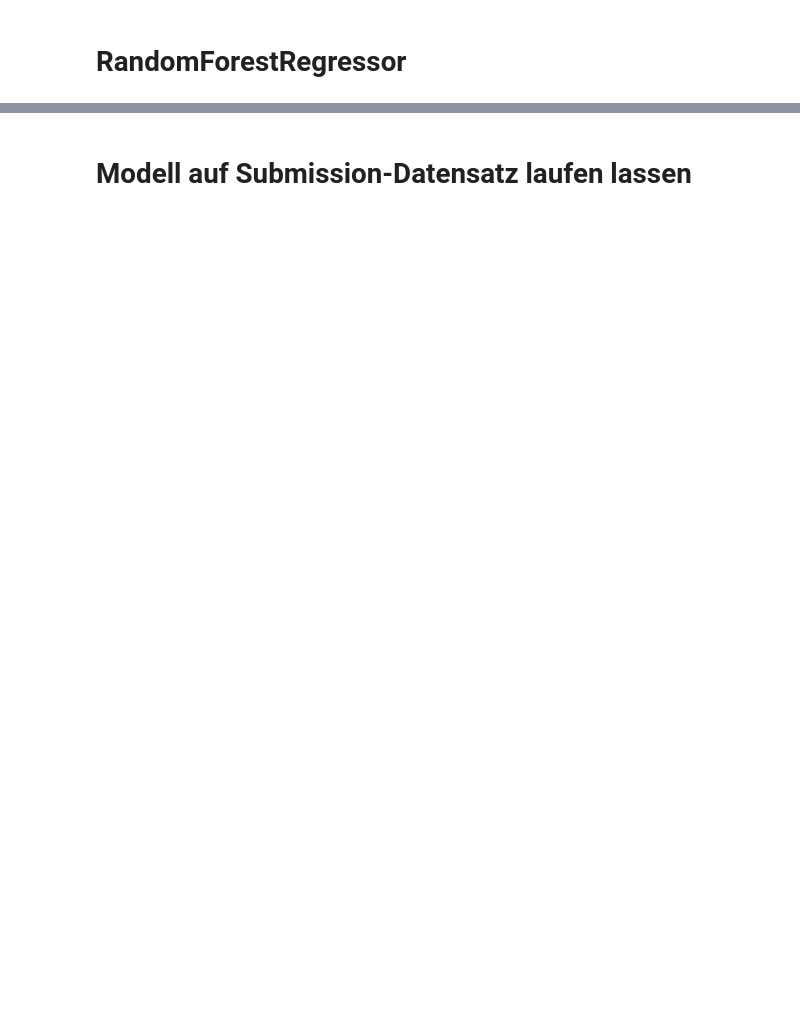
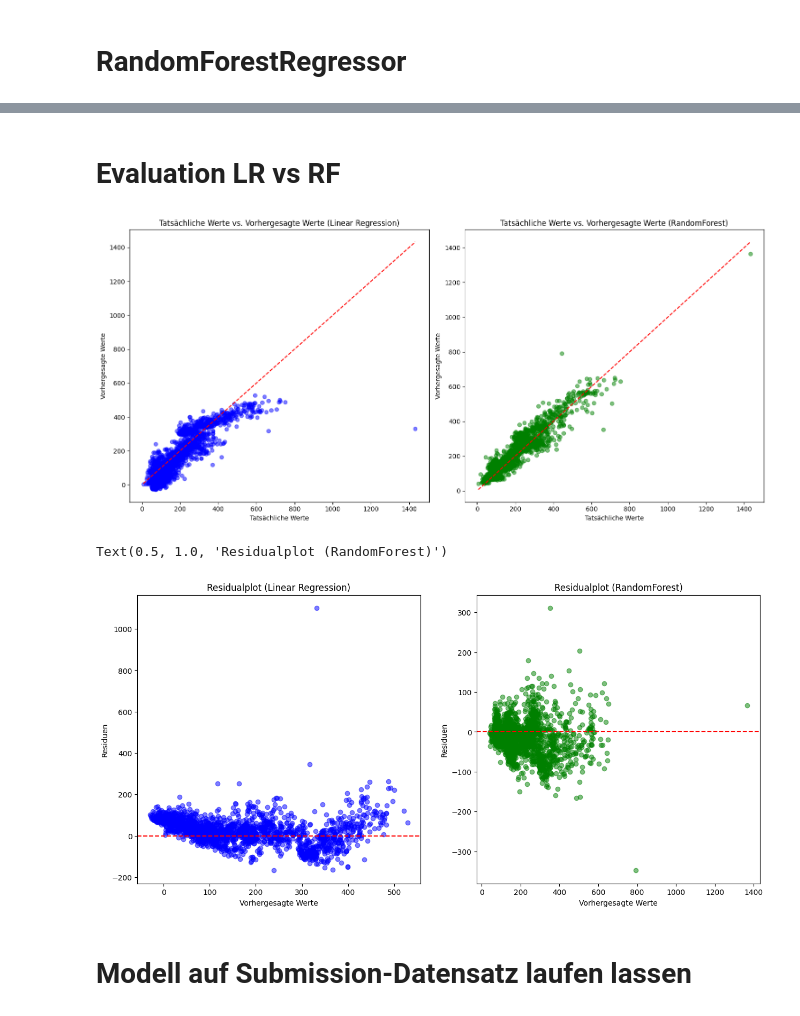
Before and after one commit to AI-sInA/Data-Science-und-ML-Team-9, a Jupyter notebook: 2_BaselineModel/team9_baseline.ipynb, the cells around one changed output, grey strips where cells are left out. Drawn from its saved outputs; the diff is of its cells as text; code cells hidden in the pictures; blank space fills up the shorter version.

```diff
--- a/2_BaselineModel/team9_baseline.ipynb
+++ b/2_BaselineModel/team9_baseline.ipynb
@@ -162,20 +107,12 @@ adjusted R² on test: 0.7350705471589336
 # %% [markdown]
 # RandomForestRegressor
 # %%
-from sklearn.ensemble import RandomForestRegressor
-from sklearn.model_selection import train_test_split, GridSearchCV
-
-pipeline = Pipeline(steps=[
-    ('feature_engineering', feature_engineering),
+pipeline_rf = Pipeline(steps=[
     ('preprocessing', preprocessor),
     ('model', RandomForestRegressor(n_estimators=100, random_state=42))
 ])
-
-# 4. Modell trainieren
-pipeline.fit(X_train, y_train)
-
-# 5. Vorhersagen treffen und evaluieren
-y_pred = pipeline.predict(X_test)
-print("R² on test:", r2_score(y_test, y_pred))
-print("adjusted R² on test:", adjr2(y_test, lr_y_pred, len(y), X.shape[1]))
+pipeline_rf.fit(X_train, y_train)
+rf_y_pred = pipeline_rf.predict(X_test)
+print("R² on test (RF):", r2_score(y_test, rf_y_pred))
+print("adjusted R² on test (RF):", adjr2(y_test, rf_y_pred, len(df), df.drop(['Umsatz'], axis=1).shape[1]))
 # %% [output]
@@ -338,3 +121,54 @@ plt.show()
+# %% [markdown]
+# Evaluation LR vs RF
+# %%
+import matplotlib.pyplot as plt
+import seaborn as sns
+# Flatten y_pred
+lr_y_pred_flat = lr_y_pred.flatten()
+rf_y_pred_flat = rf_y_pred.flatten()
+
+rf_residuals = y_test - rf_y_pred_flat
+lr_residuals = y_test - lr_y_pred_flat
+
+
+fig, axes = plt.subplots(1, 2, figsize=(15, 7))
+
+# Scatterplot for Linear Regression predictions
+axes[0].scatter(y_test, lr_y_pred_flat, alpha=0.5, color='b')
+axes[0].plot([y_test.min(), y_test.max()], [y_test.min(), y_test.max()], 'r--')
+axes[0].set_xlabel("Tatsächliche Werte")
+axes[0].set_ylabel("Vorhergesagte Werte")
+axes[0].set_title("Tatsächliche Werte vs. Vorhergesagte Werte (Linear Regression)")
+
+# Scatterplot for RandomForest predictions
+axes[1].scatter(y_test, rf_y_pred_flat, alpha=0.5, color='g')
+axes[1].plot([y_test.min(), y_test.max()], [y_test.min(), y_test.max()], 'r--')
+axes[1].set_xlabel("Tatsächliche Werte")
+axes[1].set_ylabel("Vorhergesagte Werte")
+axes[1].set_title("Tatsächliche Werte vs. Vorhergesagte Werte (RandomForest)")
+plt.tight_layout()
+plt.show()
+
+fig, axes = plt.subplots(1, 2, figsize=(15, 7))
+
+# Residualplot for Linear Regression predictions
+axes[0].scatter(lr_y_pred_flat, lr_residuals, alpha=0.5, color='b')
+axes[0].axhline(0, color='r', linestyle='--')
+axes[0].set_xlabel("Vorhergesagte Werte")
+axes[0].set_ylabel("Residuen")
+axes[0].set_title("Residualplot (Linear Regression)")
+
+
+# Residualplot for RandomForest predictions
+axes[1].scatter(rf_y_pred_flat, rf_residuals, alpha=0.5, color='g')
+axes[1].axhline(0, color='r', linestyle='--')
+axes[1].set_xlabel("Vorhergesagte Werte")
+axes[1].set_ylabel("Residuen")
+axes[1].set_title("Residualplot (RandomForest)")
+# %% [output]
+[figure, added]
+Text(0.5, 1.0, 'Residualplot (RandomForest)')
+[figure, added]
 # %% [markdown]
 # Modell auf Submission-Datensatz laufen lassen
 # %%
```
Also changed, not shown: parts of 23 cells of this notebook, 3 other files.
